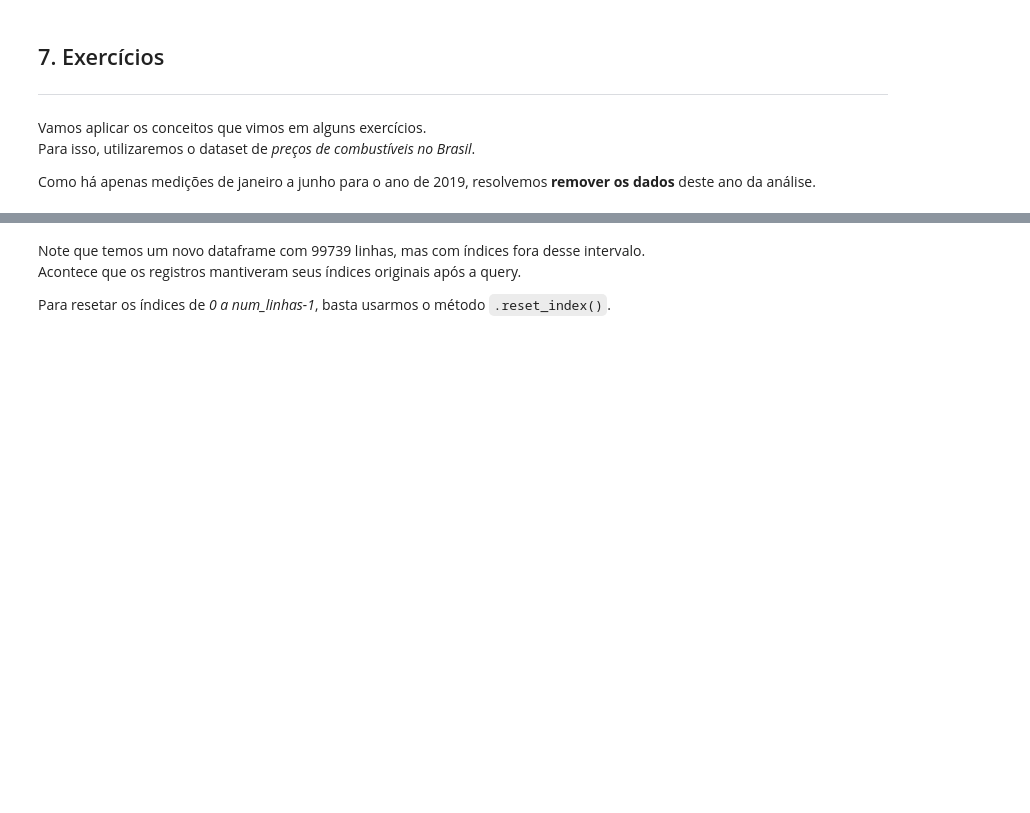
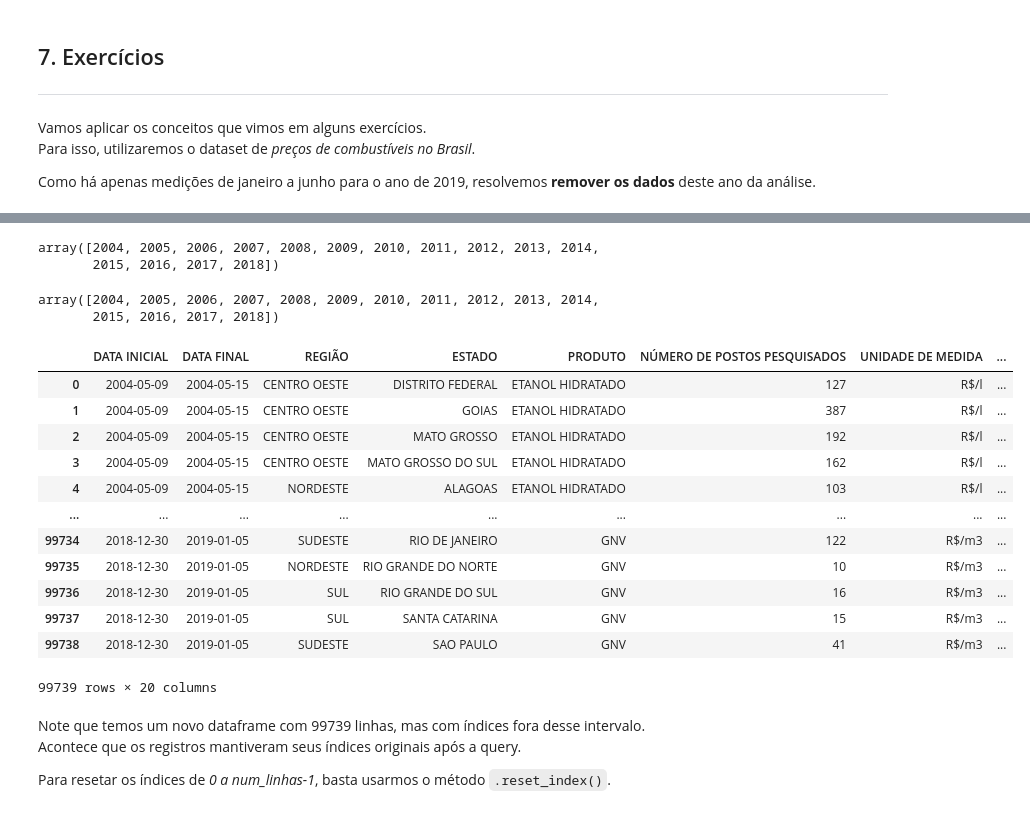
Before and after one commit to devLink13/pandas-essencial, a Jupyter notebook: manipulacao_de_dados_codigo_base.ipynb, the cells around one changed output, grey strips where cells are left out. Cells and saved outputs as stored; diff of their text form; code cells hidden in the pictures; blank space fills up the shorter version.

```diff
--- a/manipulacao_de_dados_codigo_base.ipynb
+++ b/manipulacao_de_dados_codigo_base.ipynb
@@ -1303,3 +1164,5 @@ Vamos aplicar os conceitos que vimos em alguns exercícios. <br/>
 Para isso, utilizaremos o dataset de _preços de combustíveis no Brasil_.
 
 Como há apenas medições de janeiro a junho para o ano de 2019, resolvemos **remover os dados** deste ano da análise.
+# %%
+dataframe =  pd.read_csv('./datasets/dataframe_processado.csv', sep=',')
@@ -1305,0 +1189,4 @@ Como há apenas medições de janeiro a junho para o ano de 2019, resolvemos **r
+# %%
+dataframe['DATA INICIAL'] = pd.to_datetime(dataframe['DATA INICIAL'])
+dataframe['DATA FINAL'] = pd.to_datetime(dataframe['DATA FINAL'])
+dataframe.info()
@@ -1306,3 +1211,34 @@ Como há apenas medições de janeiro a junho para o ano de 2019, resolvemos **r
+# %%
+# FORMA 1 DE RETIRAR O ANO DE 2019
+filtro = dataframe['ANO'] != 2019
+dataframe_filtrado = dataframe[filtro]
+dataframe_filtrado['ANO'].unique()
+# %% [output]
+array([2004, 2005, 2006, 2007, 2008, 2009, 2010, 2011, 2012, 2013, 2014,
+       2015, 2016, 2017, 2018])
+# %%
+# FORMA 2 DE RETIRAR O ANO DE 2019
+dataframe_filtrado = dataframe.query('ANO != 2019')
+dataframe_filtrado['ANO'].unique()
+# %% [output]
+array([2004, 2005, 2006, 2007, 2008, 2009, 2010, 2011, 2012, 2013, 2014,
+       2015, 2016, 2017, 2018])
+# %%
+dataframe_filtrado
+# %% [output]
+|  | DATA INICIAL | DATA FINAL | REGIÃO | ESTADO | PRODUTO | NÚMERO DE POSTOS PESQUISADOS | UNIDADE DE MEDIDA | ... |
+| 0 | 2004-05-09 | 2004-05-15 | CENTRO OESTE | DISTRITO FEDERAL | ETANOL HIDRATADO | 127 | R$/l | ... |
+| 1 | 2004-05-09 | 2004-05-15 | CENTRO OESTE | GOIAS | ETANOL HIDRATADO | 387 | R$/l | ... |
+| 2 | 2004-05-09 | 2004-05-15 | CENTRO OESTE | MATO GROSSO | ETANOL HIDRATADO | 192 | R$/l | ... |
+| 3 | 2004-05-09 | 2004-05-15 | CENTRO OESTE | MATO GROSSO DO SUL | ETANOL HIDRATADO | 162 | R$/l | ... |
+| 4 | 2004-05-09 | 2004-05-15 | NORDESTE | ALAGOAS | ETANOL HIDRATADO | 103 | R$/l | ... |
+| ... | ... | ... | ... | ... | ... | ... | ... | ... |
+| 99734 | 2018-12-30 | 2019-01-05 | SUDESTE | RIO DE JANEIRO | GNV | 122 | R$/m3 | ... |
+| 99735 | 2018-12-30 | 2019-01-05 | NORDESTE | RIO GRANDE DO NORTE | GNV | 10 | R$/m3 | ... |
+| 99736 | 2018-12-30 | 2019-01-05 | SUL | RIO GRANDE DO SUL | GNV | 16 | R$/m3 | ... |
+| 99737 | 2018-12-30 | 2019-01-05 | SUL | SANTA CATARINA | GNV | 15 | R$/m3 | ... |
+| 99738 | 2018-12-30 | 2019-01-05 | SUDESTE | SAO PAULO | GNV | 41 | R$/m3 | ... |
+99739 rows × 20 columns
 # %% [markdown]
 Note que temos um novo dataframe com 99739 linhas, mas com índices fora desse intervalo. <br/>
 Acontece que os registros mantiveram seus índices originais após a query. <br/>
```
Also changed, not shown: parts of 249 cells of this notebook, 2 other files.
